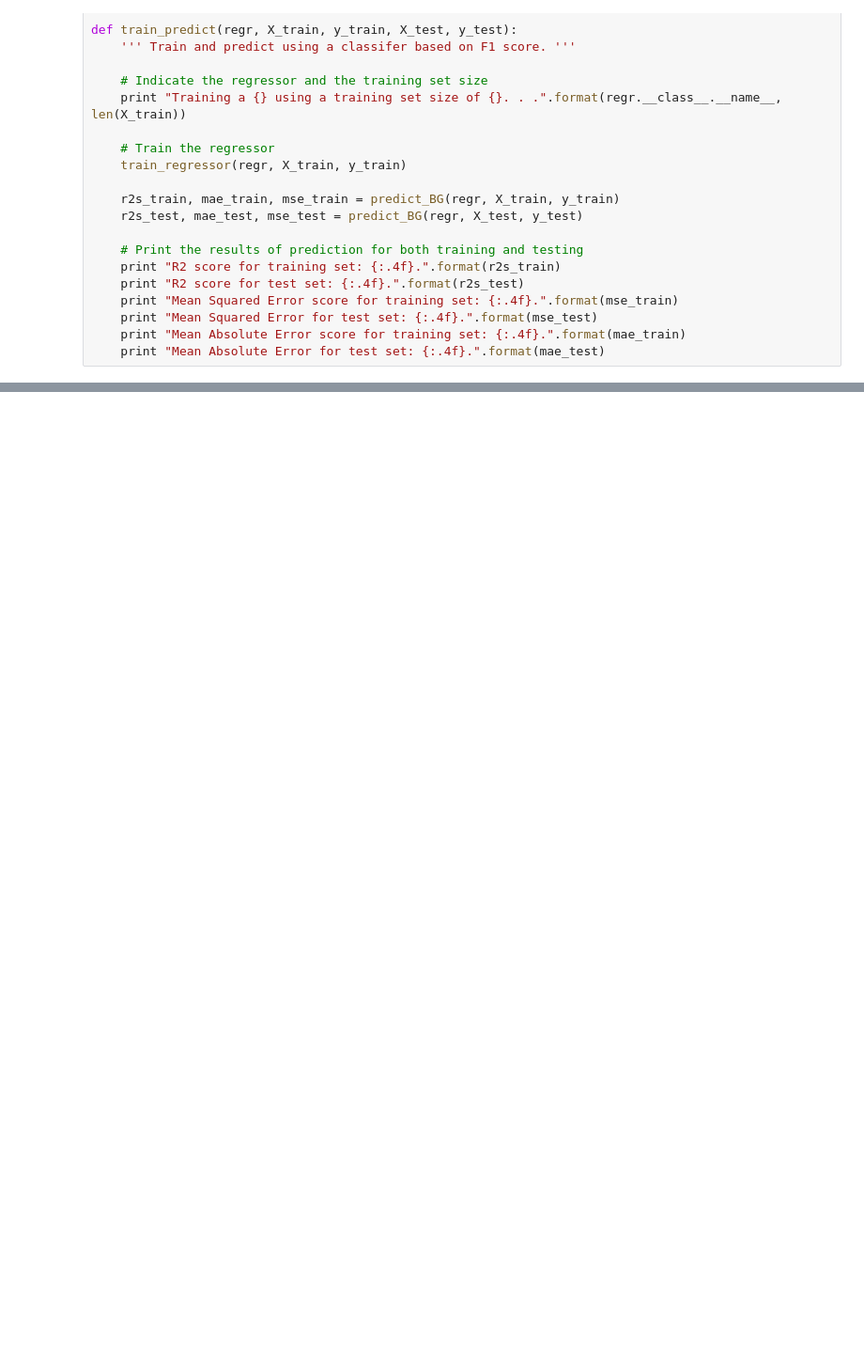
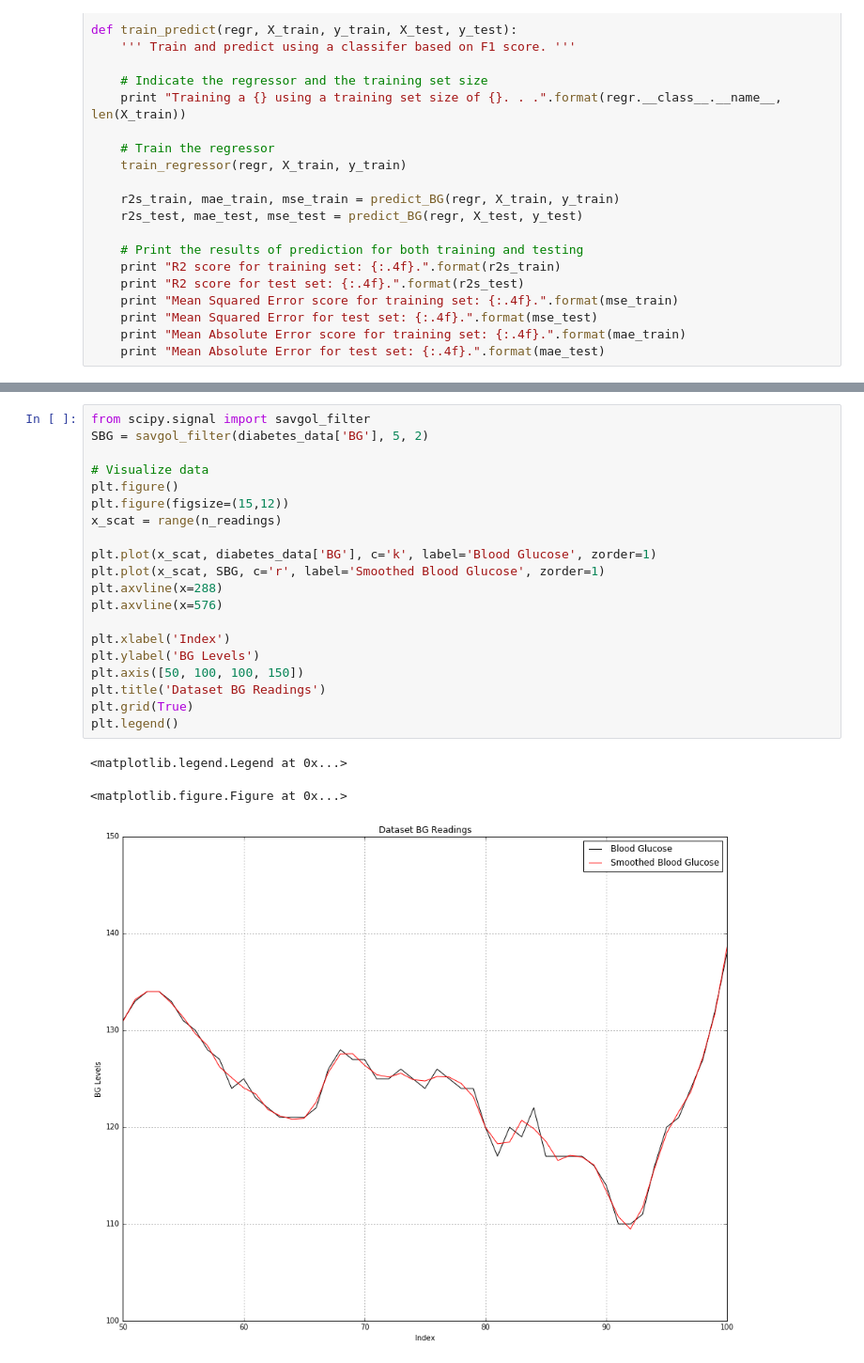
Before and after one commit to rbiven/ArtificialPanc, a Jupyter notebook: CapstoneDiabetes1.ipynb, the cells around one changed output, grey strips where cells are left out. Shown at 94% size. Cells and saved outputs as stored; diff of their text form; blank space fills up the shorter version.

```diff
--- a/CapstoneDiabetes1.ipynb
+++ b/CapstoneDiabetes1.ipynb
@@ -455,0 +494,24 @@ Looking to see how the Regressor looks like when sitting on the data.
+# %%
+from scipy.signal import savgol_filter
+SBG = savgol_filter(diabetes_data['BG'], 5, 2)
+
+# Visualize data
+plt.figure()
+plt.figure(figsize=(15,12))
+x_scat = range(n_readings)
+
+plt.plot(x_scat, diabetes_data['BG'], c='k', label='Blood Glucose', zorder=1)
+plt.plot(x_scat, SBG, c='r', label='Smoothed Blood Glucose', zorder=1)
+plt.axvline(x=288)
+plt.axvline(x=576)
+
+plt.xlabel('Index')
+plt.ylabel('BG Levels')
+plt.axis([50, 100, 100, 150])
+plt.title('Dataset BG Readings')
+plt.grid(True)
+plt.legend()
+# %% [output]
+<matplotlib.legend.Legend at 0x...>
+<matplotlib.figure.Figure at 0x...>
+[figure, added]
```
Also changed, not shown: parts of 61 cells of this notebook.
